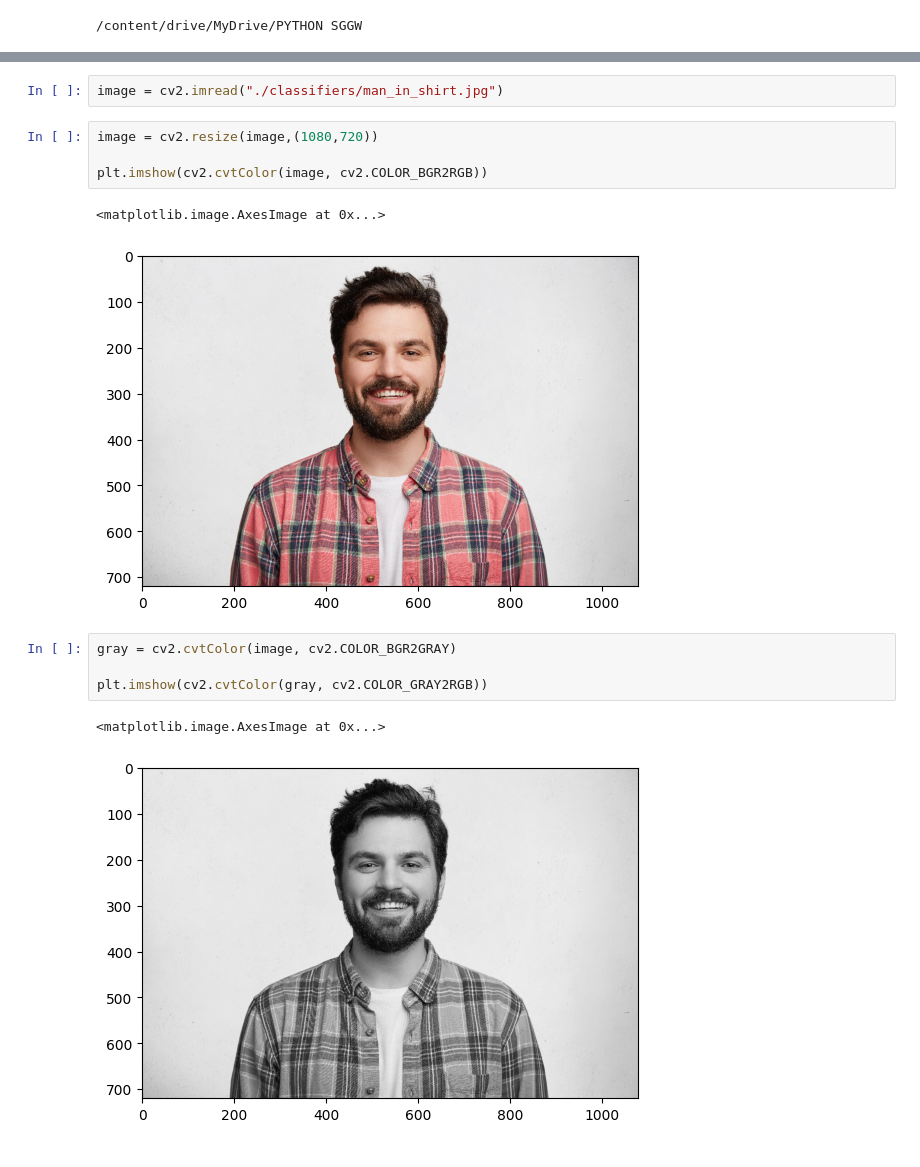
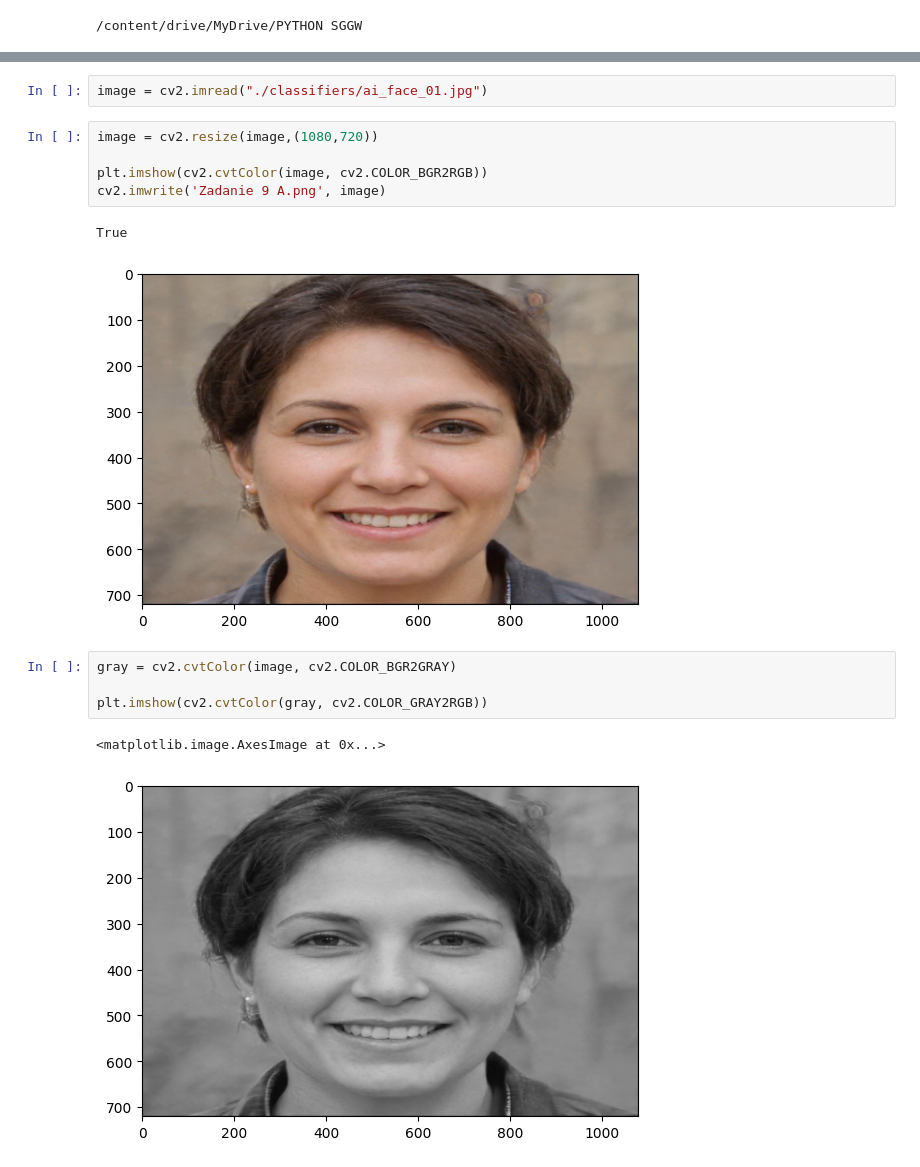
Before and after one commit to pawel-kowal/studies, a Jupyter notebook: python_w_praktyce/face_recognition.ipynb, the cells around one changed output, grey strips where cells are left out. Saved outputs shown, nothing was run; the diff lists cells and outputs as text.

```diff
--- a/python_w_praktyce/face_recognition.ipynb
+++ b/python_w_praktyce/face_recognition.ipynb
@@ -29,19 +29,20 @@ eye_cascade = cv2.CascadeClassifier('./classifiers/haarcascades/haarcascade_eye.
 # %%
-image = cv2.imread("./classifiers/man_in_shirt.jpg")
+image = cv2.imread("./classifiers/ai_face_01.jpg")
 # %%
 image = cv2.resize(image,(1080,720))
 
 plt.imshow(cv2.cvtColor(image, cv2.COLOR_BGR2RGB))
+cv2.imwrite('Zadanie 9 A.png', image)
 # %% [output]
-<matplotlib.image.AxesImage at 0x...>
+True
-[figure, old version]
+[figure, new version]
 # %%
 gray = cv2.cvtColor(image, cv2.COLOR_BGR2GRAY)
 
 plt.imshow(cv2.cvtColor(gray, cv2.COLOR_GRAY2RGB))
 # %% [output]
 <matplotlib.image.AxesImage at 0x...>
-[figure, old version]
+[figure, new version]
 # %%
 faces = face_cascade.detectMultiScale(gray, 1.3, 5, minSize=(120,120))
 for (x,y,w,h) in faces:
```
Also changed, not shown: parts of 41 cells of this notebook.
